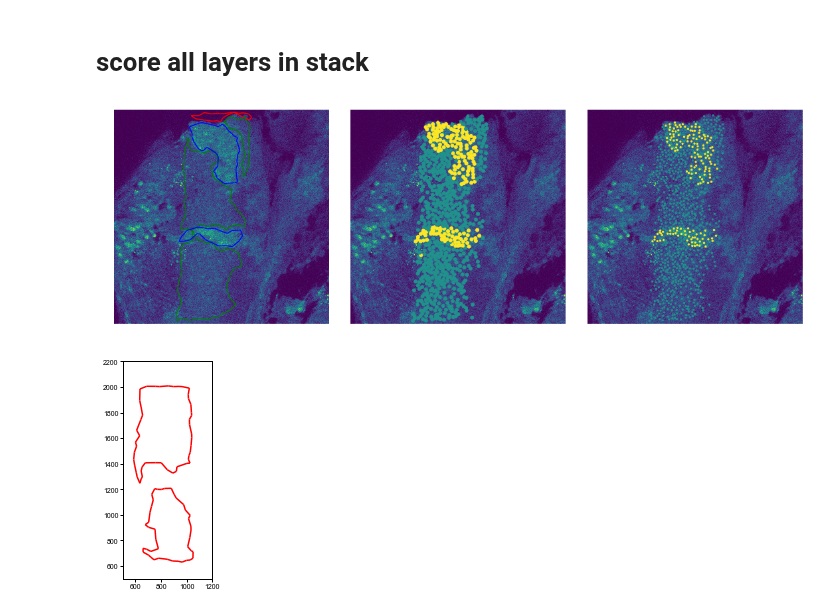
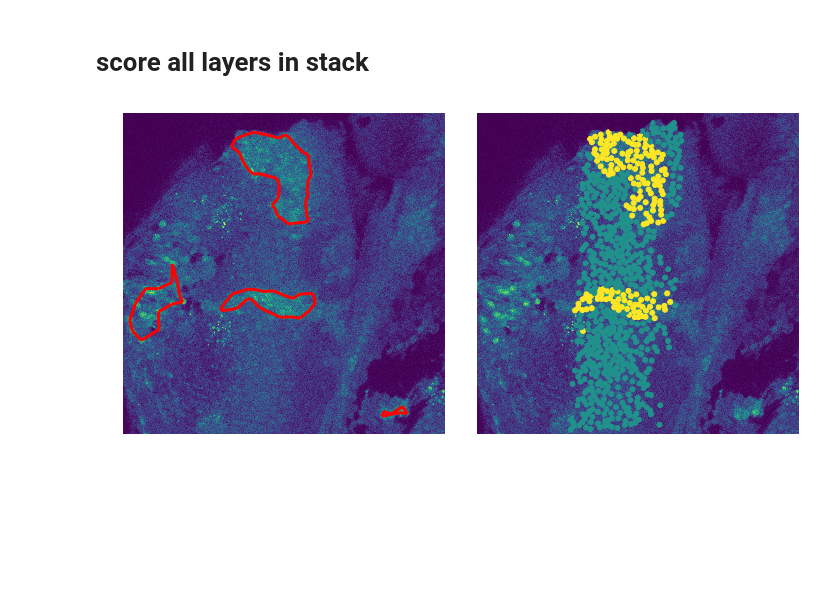
Before and after one commit to sbernasek/flyqma, a Jupyter notebook: notebooks/annotation_new.ipynb, the cells around one changed output. Cells and saved outputs as stored; diff of their text form; code cells hidden in the pictures; blank space fills up the shorter version.

Commit message:
added clone labeling via alpha shapes

```diff
--- a/notebooks/annotation_new.ipynb
+++ b/notebooks/annotation_new.ipynb
@@ -59,17 +59,12 @@ infomap_labeler(layer.data)
 layer_data = layer.data[layer.data.selected]
 # %%
 xy = layer_data[['centroid_x', 'centroid_y']].values
-fig, axes = plt.subplots(ncols=3, figsize=(15, 5))
+fig, axes = plt.subplots(ncols=2, figsize=(10, 5))
 for ax in axes:
     _ = layer.get_channel('r').show(segments=False, ax=ax)
 axes[1].scatter(*xy.T, s=25, c=layer_data.katz_genotype, cmap=plt.cm.viridis)
-axes[2].scatter(*xy.T, s=5, c=layer_data.infomap_genotype, cmap=plt.cm.viridis)
 plt.tight_layout()
 
-ax = axes[0]
-for label, color in zip(range(3), 'rgb'):
-    xy = layer_data[layer_data.katz_genotype==label][['centroid_x', 'centroid_y']].values
-    alpha = AlphaShapes(xy, 60)
-    alpha.plot_boundary(color=color, ax=ax)
+layer.plot_boundary(axes[0], label=2, label_by='katz_genotype', lw=3)
 # %% [output]
-[figure, old version]
+[figure, new version]
@@ -91,13 +70,0 @@ np.array([edge for edge in edges])
-# %%
-xy = layer_data[layer_data.katz_genotype==1][['centroid_x', 'centroid_y']].values
-edges = alpha_shape(xy, alpha=50, only_outer=True)
-
-edges_arr = np.array([edge for edge in edges])
-lines = LineCollection(xy[edges_arr], colors='r')
-fig, ax = plt.subplots()
-ax.add_collection(lines)
-ax.set_xlim(500, 1200)
-ax.set_ylim(500, 2200)
-ax.set_aspect(1)
-# %% [output]
-[figure, removed]
```
Also changed, not shown: parts of 8 cells of this notebook, 3 other files.
